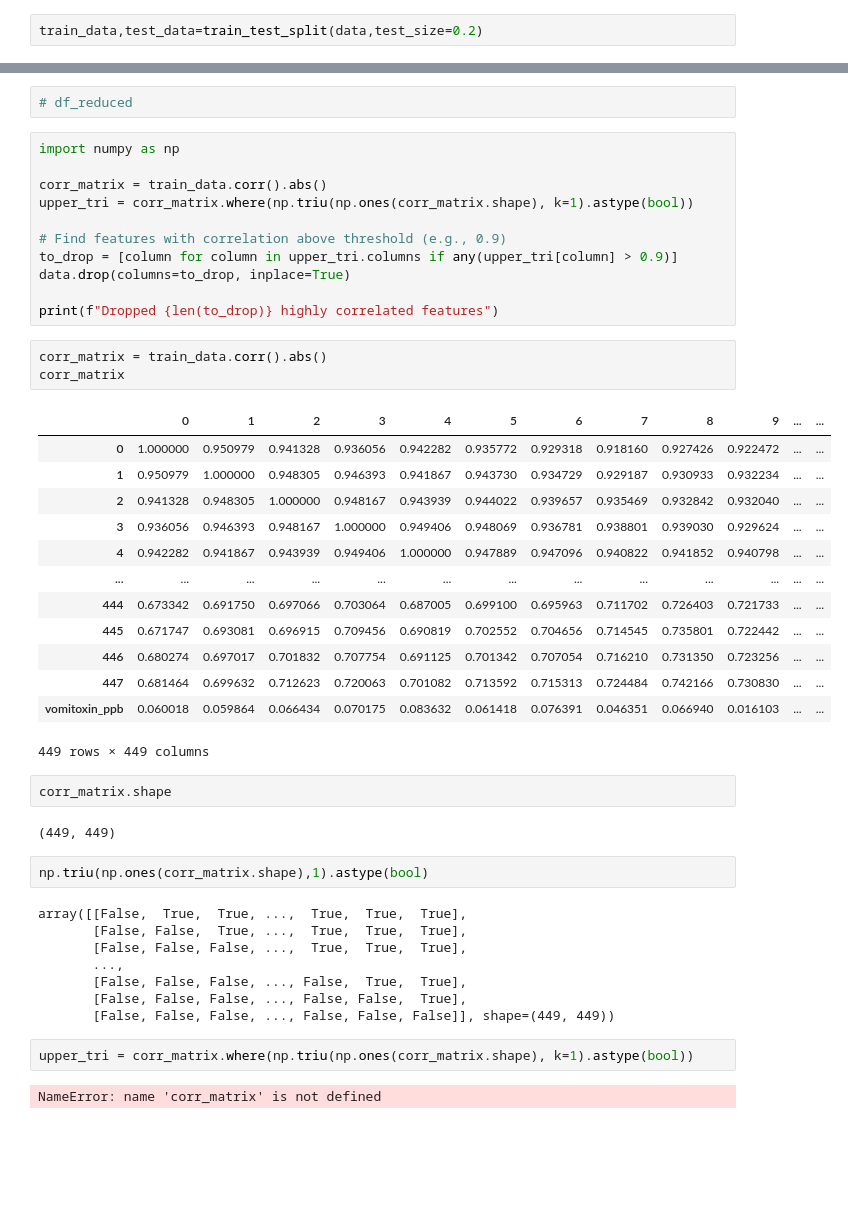
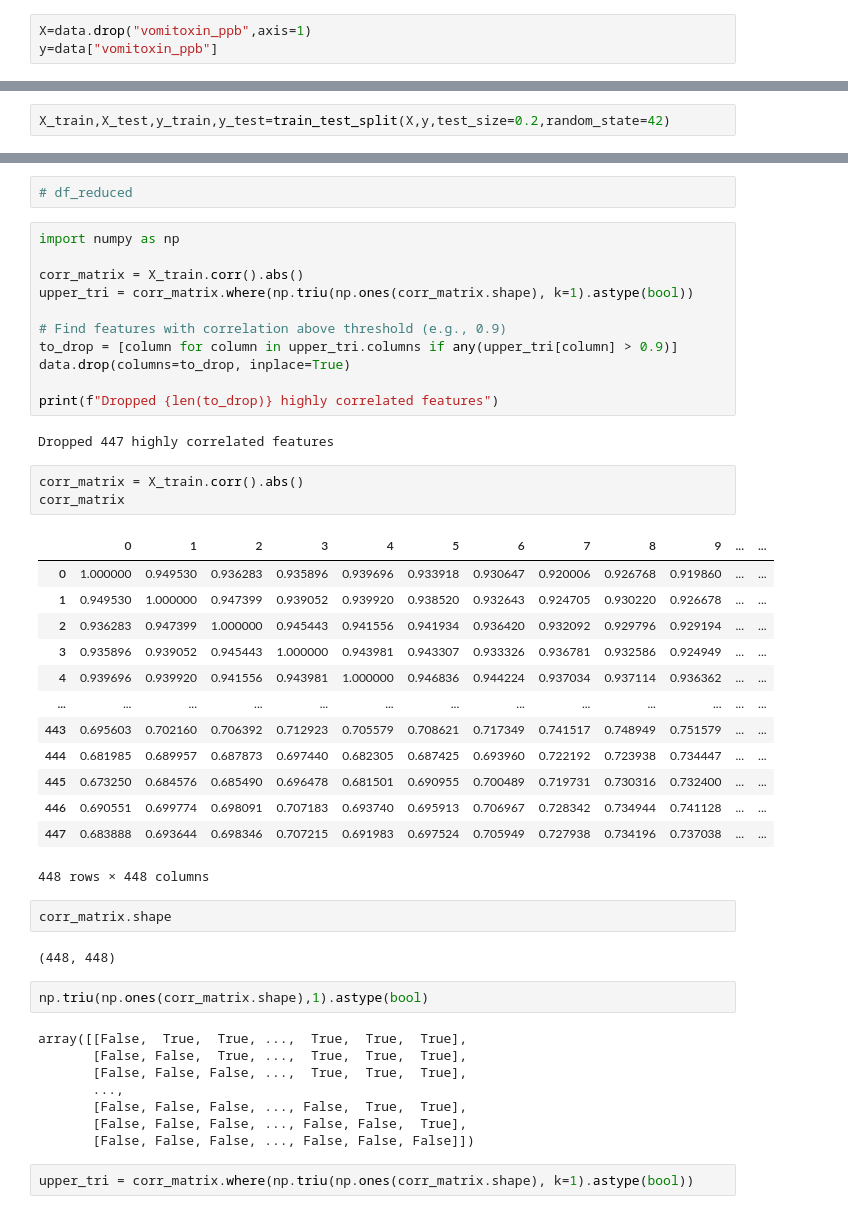
Before and after one commit to Gajender0707/ImagoAI_Assignment, a Jupyter notebook: research/trainer.ipynb, the cells around one changed output, grey strips where cells are left out. Drawn from its saved outputs; the diff is of its cells as text; blank space fills up the shorter version.

```diff
--- a/research/trainer.ipynb
+++ b/research/trainer.ipynb
@@ -142,4 +153,5 @@ data.shape
 ## before using some kinda feature engineering technuqies we need to split the data for training and test
 from sklearn.model_selection import train_test_split
 # %%
-train_data,test_data=train_test_split(data,test_size=0.2)
+X=data.drop("vomitoxin_ppb",axis=1)
+y=data["vomitoxin_ppb"]
@@ -146 +189,3 @@ train_data,test_data=train_test_split(data,test_size=0.2)
+# %%
+X_train,X_test,y_train,y_test=train_test_split(X,y,test_size=0.2,random_state=42)
 # %%
@@ -173,7 +230,7 @@ train_data.head()
 # %%
 import numpy as np
 
-corr_matrix = train_data.corr().abs()
+corr_matrix = X_train.corr().abs()
 upper_tri = corr_matrix.where(np.triu(np.ones(corr_matrix.shape), k=1).astype(bool))
 
 # Find features with correlation above threshold (e.g., 0.9)
@@ -181,27 +238,29 @@ to_drop = [column for column in upper_tri.columns if any(upper_tri[column] > 0.9
 data.drop(columns=to_drop, inplace=True)
 
 print(f"Dropped {len(to_drop)} highly correlated features")
+# %% [output]
+Dropped 447 highly correlated features
 # %%
-corr_matrix = train_data.corr().abs()
+corr_matrix = X_train.corr().abs()
 corr_matrix
 # %% [output]
 |  | 0 | 1 | 2 | 3 | 4 | 5 | 6 | 7 | 8 | 9 | ... | ... |
-| 0 | 1.000000 | 0.950979 | 0.941328 | 0.936056 | 0.942282 | 0.935772 | 0.929318 | 0.918160 | 0.927426 | 0.922472 | ... | ... |
-| 1 | 0.950979 | 1.000000 | 0.948305 | 0.946393 | 0.941867 | 0.943730 | 0.934729 | 0.929187 | 0.930933 | 0.932234 | ... | ... |
-| 2 | 0.941328 | 0.948305 | 1.000000 | 0.948167 | 0.943939 | 0.944022 | 0.939657 | 0.935469 | 0.932842 | 0.932040 | ... | ... |
-| 3 | 0.936056 | 0.946393 | 0.948167 | 1.000000 | 0.949406 | 0.948069 | 0.936781 | 0.938801 | 0.939030 | 0.929624 | ... | ... |
-| 4 | 0.942282 | 0.941867 | 0.943939 | 0.949406 | 1.000000 | 0.947889 | 0.947096 | 0.940822 | 0.941852 | 0.940798 | ... | ... |
+| 0 | 1.000000 | 0.949530 | 0.936283 | 0.935896 | 0.939696 | 0.933918 | 0.930647 | 0.920006 | 0.926768 | 0.919860 | ... | ... |
+| 1 | 0.949530 | 1.000000 | 0.947399 | 0.939052 | 0.939920 | 0.938520 | 0.932643 | 0.924705 | 0.930220 | 0.926678 | ... | ... |
+| 2 | 0.936283 | 0.947399 | 1.000000 | 0.945443 | 0.941556 | 0.941934 | 0.936420 | 0.932092 | 0.929796 | 0.929194 | ... | ... |
+| 3 | 0.935896 | 0.939052 | 0.945443 | 1.000000 | 0.943981 | 0.943307 | 0.933326 | 0.936781 | 0.932586 | 0.924949 | ... | ... |
+| 4 | 0.939696 | 0.939920 | 0.941556 | 0.943981 | 1.000000 | 0.946836 | 0.944224 | 0.937034 | 0.937114 | 0.936362 | ... | ... |
 | ... | ... | ... | ... | ... | ... | ... | ... | ... | ... | ... | ... | ... |
-| 444 | 0.673342 | 0.691750 | 0.697066 | 0.703064 | 0.687005 | 0.699100 | 0.695963 | 0.711702 | 0.726403 | 0.721733 | ... | ... |
-| 445 | 0.671747 | 0.693081 | 0.696915 | 0.709456 | 0.690819 | 0.702552 | 0.704656 | 0.714545 | 0.735801 | 0.722442 | ... | ... |
-| 446 | 0.680274 | 0.697017 | 0.701832 | 0.707754 | 0.691125 | 0.701342 | 0.707054 | 0.716210 | 0.731350 | 0.723256 | ... | ... |
-| 447 | 0.681464 | 0.699632 | 0.712623 | 0.720063 | 0.701082 | 0.713592 | 0.715313 | 0.724484 | 0.742166 | 0.730830 | ... | ... |
-| vomitoxin_ppb | 0.060018 | 0.059864 | 0.066434 | 0.070175 | 0.083632 | 0.061418 | 0.076391 | 0.046351 | 0.066940 | 0.016103 | ... | ... |
+| 443 | 0.695603 | 0.702160 | 0.706392 | 0.712923 | 0.705579 | 0.708621 | 0.717349 | 0.741517 | 0.748949 | 0.751579 | ... | ... |
+| 444 | 0.681985 | 0.689957 | 0.687873 | 0.697440 | 0.682305 | 0.687425 | 0.693960 | 0.722192 | 0.723938 | 0.734447 | ... | ... |
+| 445 | 0.673250 | 0.684576 | 0.685490 | 0.696478 | 0.681501 | 0.690955 | 0.700489 | 0.719731 | 0.730316 | 0.732400 | ... | ... |
+| 446 | 0.690551 | 0.699774 | 0.698091 | 0.707183 | 0.693740 | 0.695913 | 0.706967 | 0.728342 | 0.734944 | 0.741128 | ... | ... |
+| 447 | 0.683888 | 0.693644 | 0.698346 | 0.707215 | 0.691983 | 0.697524 | 0.705949 | 0.727938 | 0.734196 | 0.737038 | ... | ... |
-449 rows × 449 columns
+448 rows × 448 columns
 # %%
 corr_matrix.shape
 # %% [output]
-(449, 449)
+(448, 448)
 # %%
 np.triu(np.ones(corr_matrix.shape),1).astype(bool)
 # %% [output]
@@ -211,9 +270,7 @@ array([[False,  True,  True, ...,  True,  True,  True],
        ...,
        [False, False, False, ..., False,  True,  True],
        [False, False, False, ..., False, False,  True],
-       [False, False, False, ..., False, False, False]], shape=(449, 449))
+       [False, False, False, ..., False, False, False]])
 # %%
 upper_tri = corr_matrix.where(np.triu(np.ones(corr_matrix.shape), k=1).astype(bool))
-# %% [output]
-NameError: name 'corr_matrix' is not defined
 # %%
```
Also changed, not shown: parts of 26 cells of this notebook, 1 other file.
